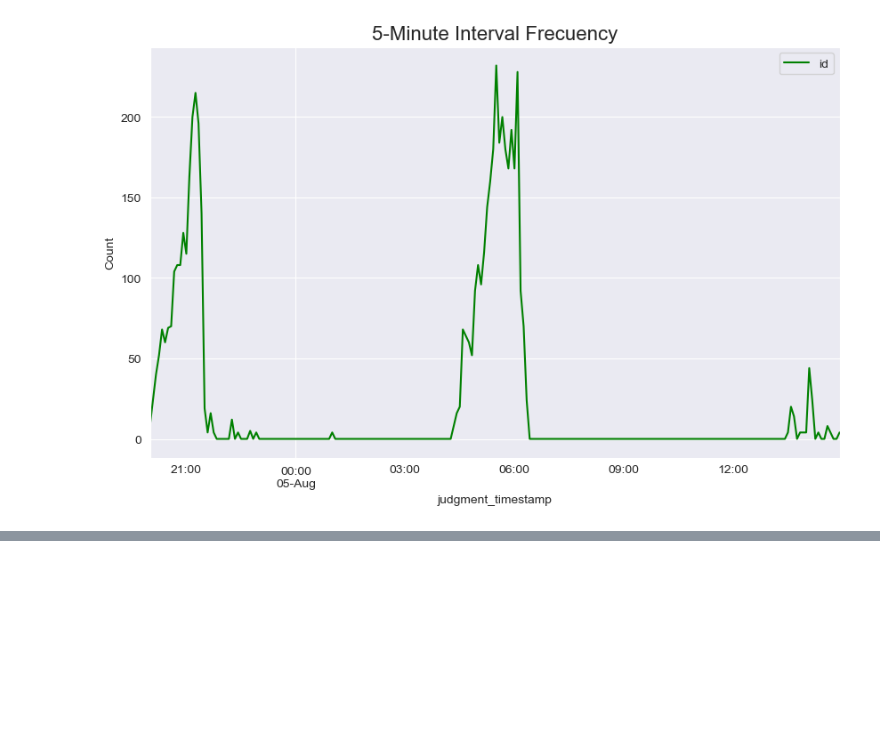
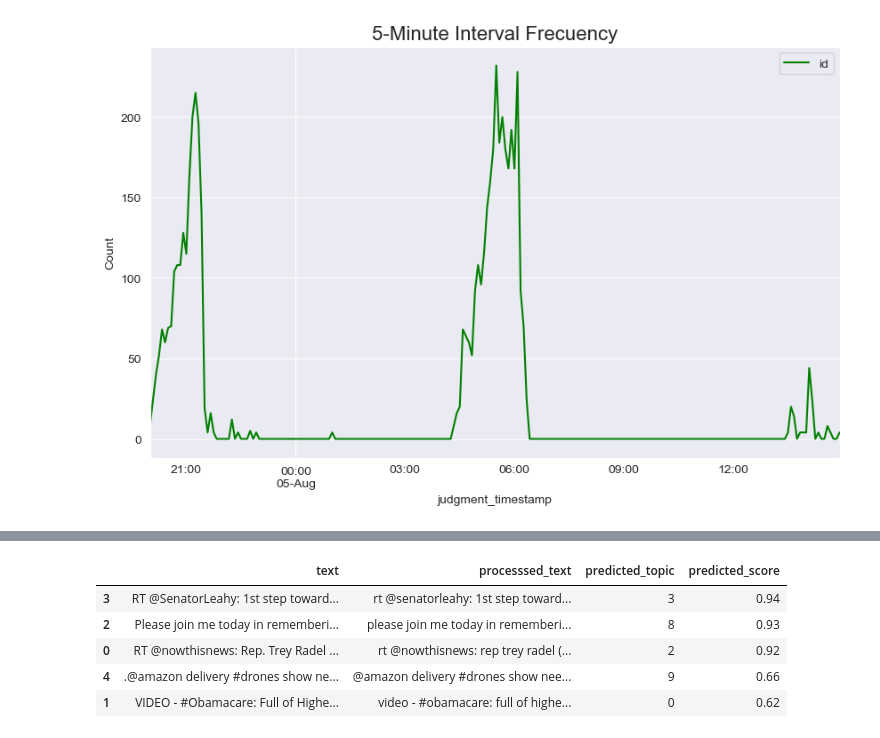
Before and after one commit to ArielGoldman89/CA2-MLB-and-DV-Integrated, a Jupyter notebook: CA2_MLB.ipynb, the cells around one changed output, grey strips where cells are left out. Drawn from its saved outputs; the diff is of its cells as text; code cells hidden in the pictures; blank space fills up the shorter version.

```diff
--- a/CA2_MLB.ipynb
+++ b/CA2_MLB.ipynb
@@ -1039,0 +1192,17 @@ NotebookApp.rate_limit_window=3.0 (secs)
+# %%
+id2word = corpora.Dictionary(words)
+corpus = [id2word.doc2bow(text) for text in words]
+num_topics = 20
+lda_model = gensim.models.LdaMulticore(
+        corpus=corpus,
+        id2word=id2word,
+        num_topics=num_topics
+)
+LDAvis_prepared = pyLDAvis.gensim.prepare(
+    lda_model,
+    corpus,
+    id2word
+)
+with open("LDA_vis_prep_2", 'wb') as f:
+    pickle.dump(LDAvis_prepared, f)
+LDAvis_prepared
@@ -1039,0 +1245,24 @@ NotebookApp.rate_limit_window=3.0 (secs)
+# %%
+# Adding our predicted topic (based on highest affinity score) and the corresponding score to the dataframe
+predicted_topics = []
+predicted_scores = []
+
+for word in words:
+    # Gets the predicted topics for a given document
+    pred_topics = lda_model.get_document_topics(id2word.doc2bow(word), minimum_probability=None)
+    # Sort the predicted topics by max score
+    pred_topics.sort(reverse=True, key=lambda x: x[1])
+    # Add the topic and socre to their respective lists
+    predicted_topics.append(pred_topics[0][0])
+    predicted_scores.append(pred_topics[0][1])
+df_text['predicted_topic'] = predicted_topics
+df_text['predicted_score'] = predicted_scores
+# %%
+df_text.head().sort_values(by='predicted_score',ascending=False)
+# %% [output]
+|  | text | processsed_text | predicted_topic | predicted_score |
+| 3 | RT @SenatorLeahy: 1st step toward... | rt @senatorleahy: 1st step toward... | 3 | 0.94 |
+| 2 | Please join me today in rememberi... | please join me today in rememberi... | 8 | 0.93 |
+| 0 | RT @nowthisnews: Rep. Trey Radel ... | rt @nowthisnews: rep trey radel (... | 2 | 0.92 |
+| 4 | .@amazon delivery #drones show ne... | @amazon delivery #drones show nee... | 9 | 0.66 |
+| 1 | VIDEO - #Obamacare: Full of Highe... | video - #obamacare: full of highe... | 0 | 0.62 |
```
Also changed, not shown: parts of 79 cells of this notebook.
